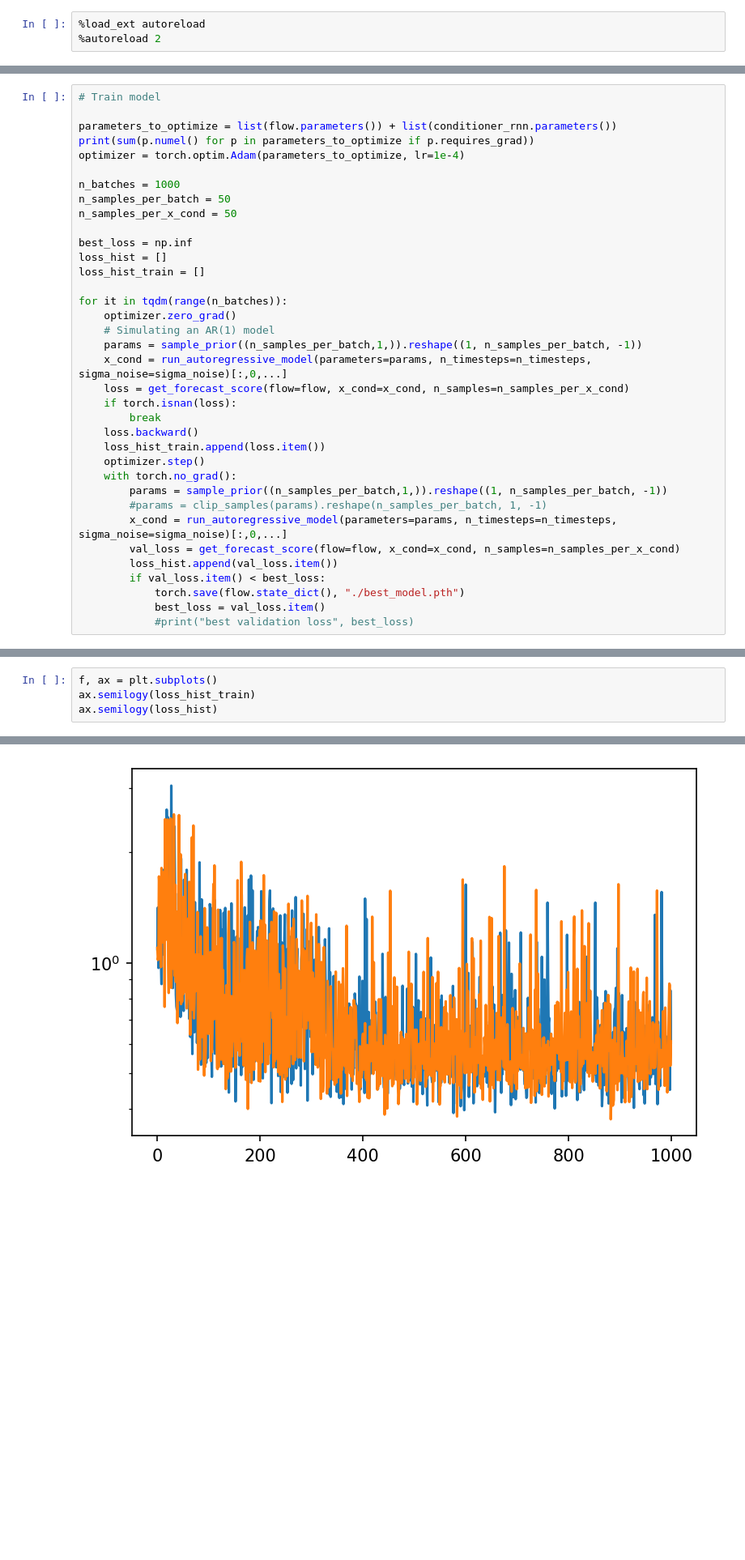
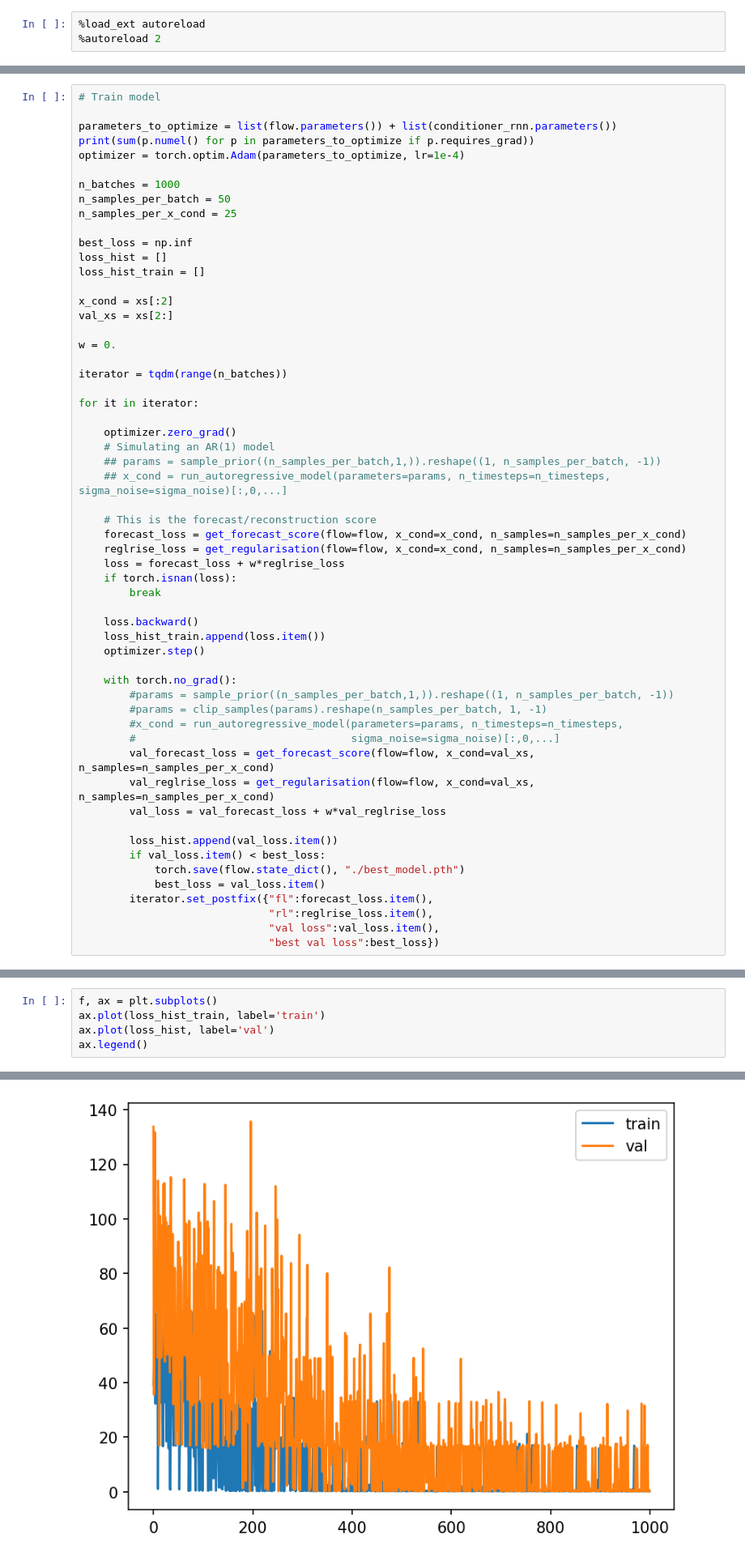
Before and after one commit to arnauqb/bayesian_gradabm, a Jupyter notebook: notebooks/comparison_flows_pyro_ar.ipynb, the cells around one changed output, grey strips where cells are left out. Shown: that part at 81% size. Cells and saved outputs as stored; diff of their text form; blank space fills up the shorter version.

Commit message:
Attempt to put into VAE format. Not currently working because of e.g. leakage outside of prior bounds

```diff
--- a/notebooks/comparison_flows_pyro_ar.ipynb
+++ b/notebooks/comparison_flows_pyro_ar.ipynb
@@ -81,31 +244,52 @@ optimizer = torch.optim.Adam(parameters_to_optimize, lr=1e-4)
 
 n_batches = 1000
 n_samples_per_batch = 50
-n_samples_per_x_cond = 50
+n_samples_per_x_cond = 25
 
 best_loss = np.inf
 loss_hist = []
 loss_hist_train = []
 
-for it in tqdm(range(n_batches)):
+x_cond = xs[:2]
+val_xs = xs[2:]
+
+w = 0.
+
+iterator = tqdm(range(n_batches))
+
+for it in iterator:
+
     optimizer.zero_grad()
     # Simulating an AR(1) model
-    params = sample_prior((n_samples_per_batch,1,)).reshape((1, n_samples_per_batch, -1))
-    x_cond = run_autoregressive_model(parameters=params, n_timesteps=n_timesteps, sigma_noise=sigma_noise)[:,0,...]
-    loss = get_forecast_score(flow=flow, x_cond=x_cond, n_samples=n_samples_per_x_cond)
+    ## params = sample_prior((n_samples_per_batch,1,)).reshape((1, n_samples_per_batch, -1))
+    ## x_cond = run_autoregressive_model(parameters=params, n_timesteps=n_timesteps, sigma_noise=sigma_noise)[:,0,...]
+
+    # This is the forecast/reconstruction score
+    forecast_loss = get_forecast_score(flow=flow, x_cond=x_cond, n_samples=n_samples_per_x_cond)
+    reglrise_loss = get_regularisation(flow=flow, x_cond=x_cond, n_samples=n_samples_per_x_cond)
+    loss = forecast_loss + w*reglrise_loss
     if torch.isnan(loss):
         break
+
     loss.backward()
     loss_hist_train.append(loss.item())
     optimizer.step()
+
     with torch.no_grad():
-        params = sample_prior((n_samples_per_batch,1,)).reshape((1, n_samples_per_batch, -1))
+        #params = sample_prior((n_samples_per_batch,1,)).reshape((1, n_samples_per_batch, -1))
         #params = clip_samples(params).reshape(n_samples_per_batch, 1, -1)
-        x_cond = run_autoregressive_model(parameters=params, n_timesteps=n_timesteps, sigma_noise=sigma_noise)[:,0,...]
-        val_loss = get_forecast_score(flow=flow, x_cond=x_cond, n_samples=n_samples_per_x_cond)
+        #x_cond = run_autoregressive_model(parameters=params, n_timesteps=n_timesteps,
+        #                                  sigma_noise=sigma_noise)[:,0,...]
+        val_forecast_loss = get_forecast_score(flow=flow, x_cond=val_xs, n_samples=n_samples_per_x_cond)
+        val_reglrise_loss = get_regularisation(flow=flow, x_cond=val_xs, n_samples=n_samples_per_x_cond)
+        val_loss = val_forecast_loss + w*val_reglrise_loss
+
         loss_hist.append(val_loss.item())
         if val_loss.item() < best_loss:
             torch.save(flow.state_dict(), "./best_model.pth")
             best_loss = val_loss.item()
-            #print("best validation loss", best_loss)
+        iterator.set_postfix({"fl":forecast_loss.item(),
+                              "rl":reglrise_loss.item(),
+                              "val loss":val_loss.item(),
+                              "best val loss":best_loss})
 # %% [output]
@@ -113,5 +298,6 @@ for it in tqdm(range(n_batches)):
 # %%
 f, ax = plt.subplots()
-ax.semilogy(loss_hist_train)
-ax.semilogy(loss_hist)
+ax.plot(loss_hist_train, label='train')
+ax.plot(loss_hist, label='val')
+ax.legend()
 # %% [output]
@@ -119 +305 @@ ax.semilogy(loss_hist)
-[figure, old version]
+[figure, new version]
```
Also changed, not shown: parts of 27 cells of this notebook.
